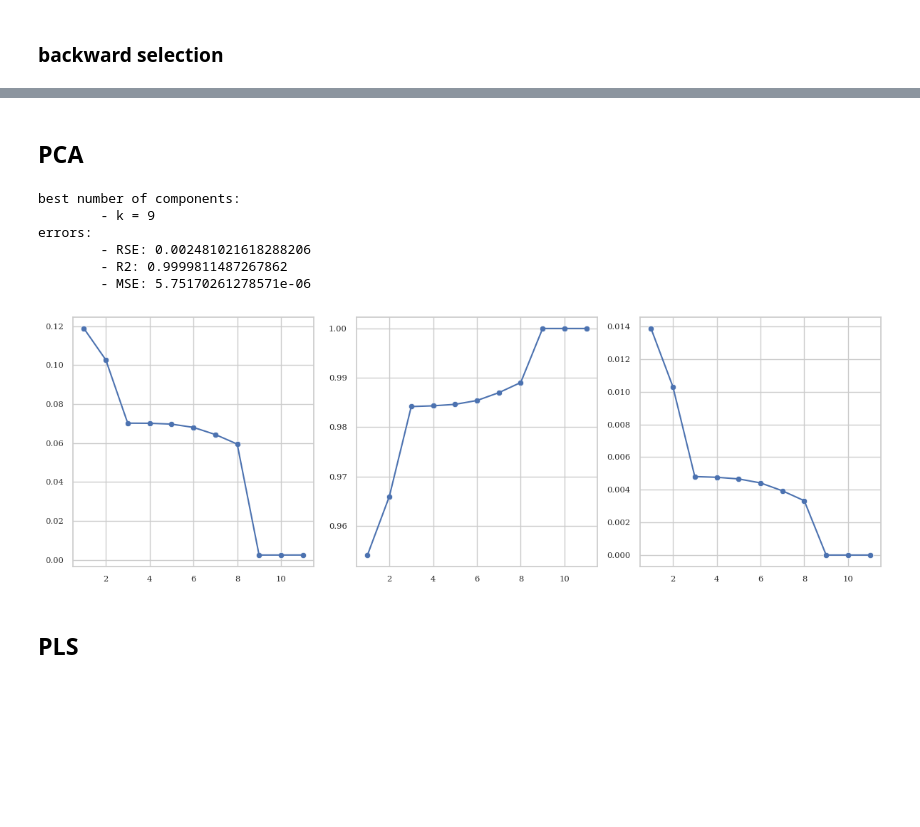
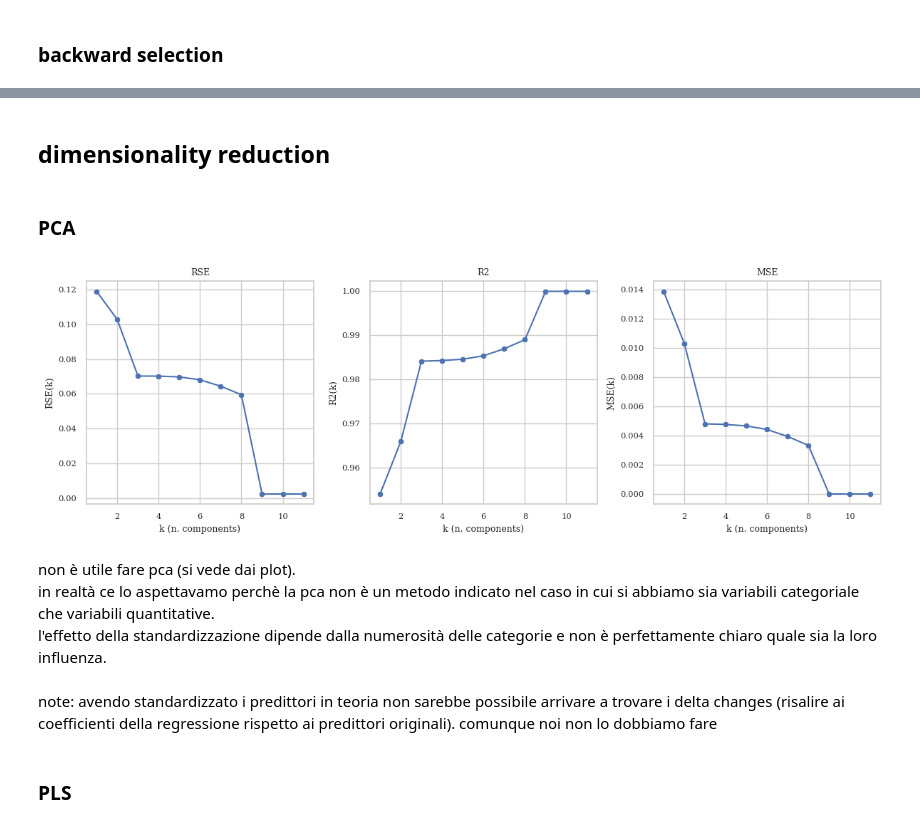
Before and after one commit to caporali/statistical_machine_learning_project, a Jupyter notebook: project_sml.ipynb, the cells around one changed output, grey strips where cells are left out. Cells and saved outputs as stored; diff of their text form; code cells hidden in the pictures; blank space fills up the shorter version.

Commit message:
major update
- point 1: completed linear model;
- point 2: until decision trees.

```diff
--- a/project_sml.ipynb
+++ b/project_sml.ipynb
@@ -967,0 +995,19 @@ best metrics:
+# %%
+model_name = "ols best log"
+
+X = merged_df.loc[:, merged_df.columns != "sales_amount"]
+scaler = StandardScaler()
+X_scaled = scaler.fit_transform(X)
+X = pd.DataFrame(X_scaled, columns = X.columns)
+
+# X = merged_df.loc[:, merged_df.columns != "sales_amount"]
+y = np.log(merged_df["sales_amount"])
+
+criteria = "RSE"
+training_method = "OLS"
+all_best_features, all_best_metrics = forward_selection_v2(training_method, X, y, criteria)
+best_features, best_metrics = report_best_parameters(all_best_features, all_best_metrics, criteria, model_name)
+plot_metrics(all_best_metrics)
+
+cv_errors = pd.concat([cv_errors, pd.DataFrame([best_metrics])])
+cv_errors = cv_errors.rename(index = {0: model_name})
@@ -1094,0 +1236,9 @@ vif
+# %%
+X = merged_df.loc[:, merged_df.columns != "sales_amount"]
+scaler = StandardScaler()
+X_scaled = scaler.fit_transform(X)
+X_scaled = pd.DataFrame(X_scaled, columns = X.columns)
+y = np.log(merged_df["sales_amount"])
+
+criteria = "RSE"
+alpha_values = [0.001, 0.01, 0.1, 1]
@@ -1095,5 +1323,7 @@ vif
+# %% [markdown]
+## dimensionality reduction
 # %% [markdown]
-## PCA
+### PCA
 # %%
 # PCA
 def pca_regression(X, y):
@@ -1128,55 +1358,41 @@ def pca_regression(X, y):
 		# initialize empty array to store mse for each fold
 		cv_folds = {
 			"RSE": 0,
 			"R2": 0,
 			"MSE": 0,
 			"len": 0
 		}
 		# for each fold fit the model
 		for train_index, validation_index in kf.split(X_pca):
 			X_train, X_validation = X_pca.iloc[train_index], X_pca.iloc[validation_index]
 			y_train, y_validation = y.iloc[train_index], y.iloc[validation_index]
 			model = sm.OLS(y_train, X_train).fit()
 			y_pred = model.predict(X_validation)
 			RSE, R2, MSE = calculate_metrics(y_validation, y_pred, X_train.shape[1])
 			cv_folds["RSE"] = cv_folds["RSE"] + RSE
 			cv_folds["R2"] = cv_folds["R2"] + R2
 			cv_folds["MSE"] = cv_folds["MSE"] + MSE
 			cv_folds["len"] = cv_folds["len"] + 1
 		cv_folds = {key: cv_folds[key] / cv_folds["len"] for key in cv_folds.keys()}
 		# save errors
 		errors_pca[k - 1]["RSE"] = cv_folds["RSE"]
 		errors_pca[k - 1]["R2"] = cv_folds["R2"]
 		errors_pca[k - 1]["MSE"] = cv_folds["MSE"]
 	return errors_pca
 
-def report_best_components(errors_pca, criteria):
-	p = len(errors_pca)
-	criteria_list = [errors_pca[k][criteria] for k in range(p)]
-	if (criteria == "RSE") or (criteria == "MSE"):
-		criteria_best_k = criteria_list.index(min(criteria_list))
-	elif (criteria == "R2"):
-		criteria_best_k = criteria_list.index(max(criteria_list))
-	print("best number of components:\n\t- k =", criteria_best_k + 1)
-	print("errors:\n\t- RSE:", errors_pca[criteria_best_k]["RSE"])
-	print("\t- R2:", errors_pca[criteria_best_k]["R2"])
-	print("\t- MSE:", errors_pca[criteria_best_k]["MSE"])
-
-# load the dataset
 X = merged_df.loc[:, merged_df.columns != "sales_amount"]
 y = np.log(merged_df["sales_amount"])
 
 errors_pca = pca_regression(X, y)
-report_best_components(errors_pca, "RSE")
-plot_best_model(errors_pca)
+plot_metrics(errors_pca, "components")
 # %% [output]
-best number of components:
-        - k = 9
-errors:
-        - RSE: 0.002481021618288206
-        - R2: 0.9999811487267862
-        - MSE: 5.75170261278571e-06
-[figure, old version]
+[figure, new version]
+# %% [markdown]
+non è utile fare pca (si vede dai plot). <br>
+in realtà ce lo aspettavamo perchè la pca non è un metodo indicato nel caso in cui si abbiamo sia variabili categoriale che variabili quantitative. <br>
+l'effetto della standardizzazione dipende dalla numerosità delle categorie e non è perfettamente chiaro quale sia la loro influenza.
+# %% [markdown]
+note: avendo standardizzato i predittori in teoria non sarebbe possibile arrivare a trovare i delta changes (risalire ai coefficienti della regressione rispetto ai predittori originali). comunque noi non lo dobbiamo fare
 # %% [markdown]
-## PLS
+### PLS
 # %%
```
Also changed, not shown: parts of 63 cells of this notebook.
